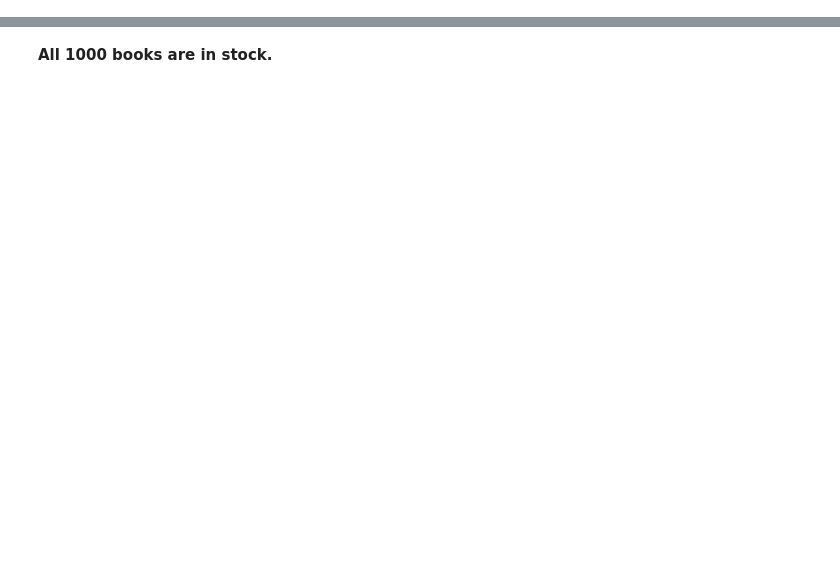
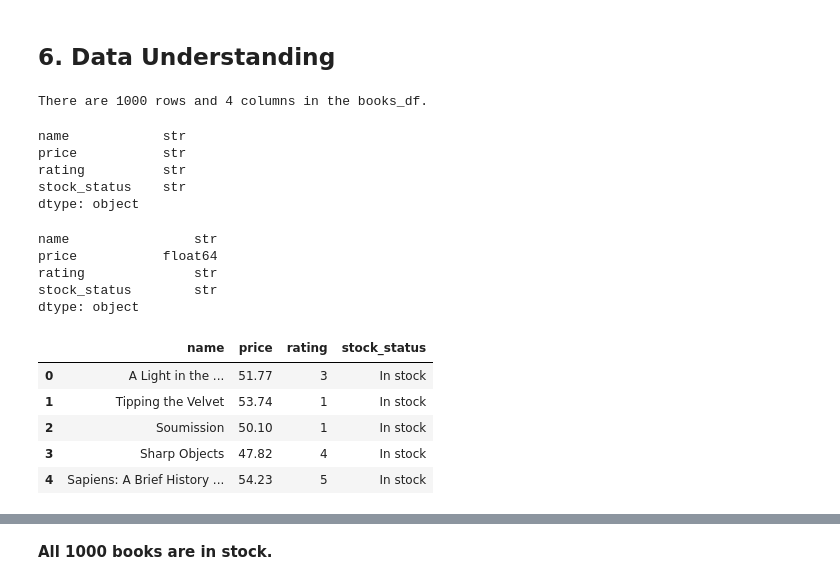
Before and after one commit to Mithilesh-Sanjay-Mahatme/books-web-scraping-pipeline, a Jupyter notebook: books_web_scraping_pipeline.ipynb, the cells around one changed output, grey strips where cells are left out. Saved outputs shown, nothing was run; the diff lists cells and outputs as text; code cells hidden in the pictures; blank space fills up the shorter version.

```diff
--- a/books_web_scraping_pipeline.ipynb
+++ b/books_web_scraping_pipeline.ipynb
@@ -255,0 +96,42 @@ Name: count, dtype: int64
+# %% [markdown]
+## 6. Data Understanding
+# %%
+# Shape of the data
+print(f'There are {books_df.shape[0]} rows and {books_df.shape[1]} columns in the books_df.')
+# %% [output]
+There are 1000 rows and 4 columns in the books_df.
+# %%
+# Data types of the books_df
+books_df.dtypes
+# %% [output]
+name            str
+price           str
+rating          str
+stock_status    str
+dtype: object
+# %%
+# convert the data type of 'Price' from str to float
+books_df['price'] = books_df['price'].astype('float')
+books_df.dtypes
+# %% [output]
+name                str
+price           float64
+rating              str
+stock_status        str
+dtype: object
+# %%
+# Let's map the ratings
+
+books_df["rating"] = books_df["rating"].map({'One':1,
+                                             'Two':2,
+                                             'Three':3,
+                                             'Four':4,
+                                             'Five': 5})
+books_df.head()
+# %% [output]
+|  | name | price | rating | stock_status |
+| 0 | A Light in the ... | 51.77 | 3 | In stock |
+| 1 | Tipping the Velvet | 53.74 | 1 | In stock |
+| 2 | Soumission | 50.10 | 1 | In stock |
+| 3 | Sharp Objects | 47.82 | 4 | In stock |
+| 4 | Sapiens: A Brief History ... | 54.23 | 5 | In stock |
```
Also changed, not shown: parts of 46 cells of this notebook, 1 other file.
